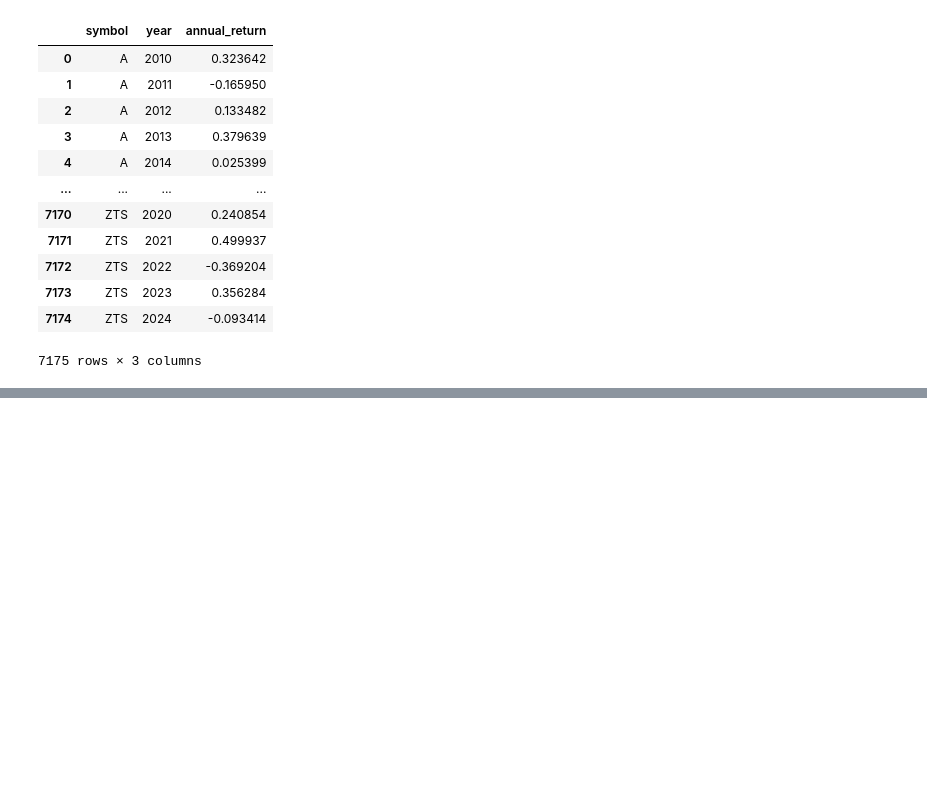
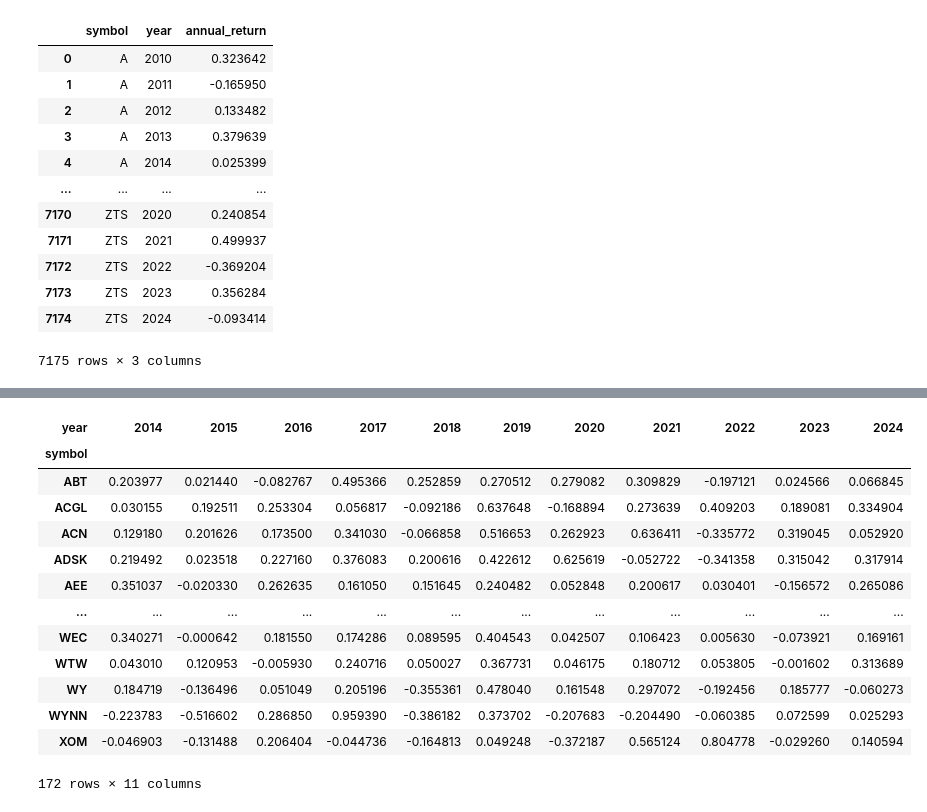
Before and after one commit to marsalmorera/stock-analysis, a Jupyter notebook: trial.ipynb, the cells around one changed output, grey strips where cells are left out. Drawn from its saved outputs; the diff is of its cells as text; code cells hidden in the pictures; blank space fills up the shorter version.

```diff
--- a/trial.ipynb
+++ b/trial.ipynb
@@ -301,0 +237,19 @@ df
+# %%
+pivoted_df = annual_returns.pivot(index='symbol', columns='year', values='annual_return')
+# %%
+pivoted_df
+# %% [output]
+| year | 2014 | 2015 | 2016 | 2017 | 2018 | 2019 | 2020 | 2021 | 2022 | 2023 | 2024 |
+| symbol |  |  |  |  |  |  |  |  |  |  |  |
+| ABT | 0.203977 | 0.021440 | -0.082767 | 0.495366 | 0.252859 | 0.270512 | 0.279082 | 0.309829 | -0.197121 | 0.024566 | 0.066845 |
+| ACGL | 0.030155 | 0.192511 | 0.253304 | 0.056817 | -0.092186 | 0.637648 | -0.168894 | 0.273639 | 0.409203 | 0.189081 | 0.334904 |
+| ACN | 0.129180 | 0.201626 | 0.173500 | 0.341030 | -0.066858 | 0.516653 | 0.262923 | 0.636411 | -0.335772 | 0.319045 | 0.052920 |
+| ADSK | 0.219492 | 0.023518 | 0.227160 | 0.376083 | 0.200616 | 0.422612 | 0.625619 | -0.052722 | -0.341358 | 0.315042 | 0.317914 |
+| AEE | 0.351037 | -0.020330 | 0.262635 | 0.161050 | 0.151645 | 0.240482 | 0.052848 | 0.200617 | 0.030401 | -0.156572 | 0.265086 |
+| ... | ... | ... | ... | ... | ... | ... | ... | ... | ... | ... | ... |
+| WEC | 0.340271 | -0.000642 | 0.181550 | 0.174286 | 0.089595 | 0.404543 | 0.042507 | 0.106423 | 0.005630 | -0.073921 | 0.169161 |
+| WTW | 0.043010 | 0.120953 | -0.005930 | 0.240716 | 0.050027 | 0.367731 | 0.046175 | 0.180712 | 0.053805 | -0.001602 | 0.313689 |
+| WY | 0.184719 | -0.136496 | 0.051049 | 0.205196 | -0.355361 | 0.478040 | 0.161548 | 0.297072 | -0.192456 | 0.185777 | -0.060273 |
+| WYNN | -0.223783 | -0.516602 | 0.286850 | 0.959390 | -0.386182 | 0.373702 | -0.207683 | -0.204490 | -0.060385 | 0.072599 | 0.025293 |
+| XOM | -0.046903 | -0.131488 | 0.206404 | -0.044736 | -0.164813 | 0.049248 | -0.372187 | 0.565124 | 0.804778 | -0.029260 | 0.140594 |
+172 rows × 11 columns
```
Also changed, not shown: parts of 26 cells of this notebook.
